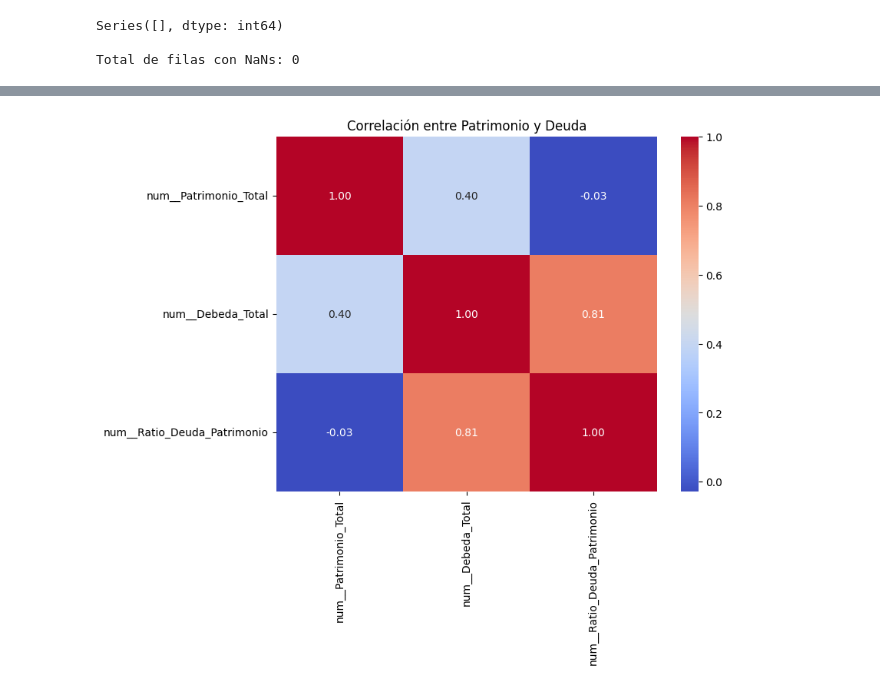
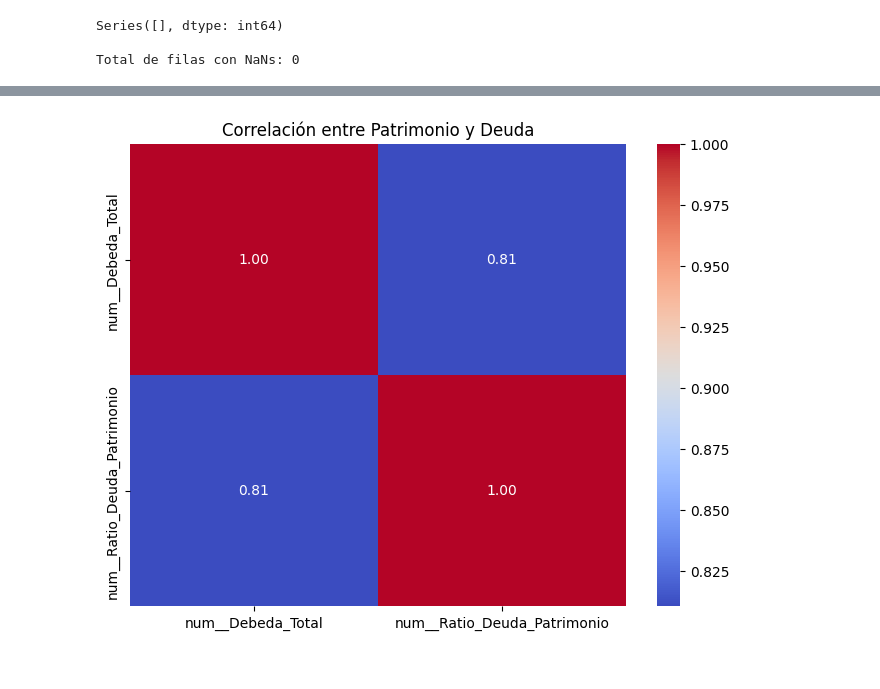
Before and after one commit to lupergo/AA, a Jupyter notebook: p04/script-modelos-1.ipynb, the cells around one changed output, grey strips where cells are left out. Cells and saved outputs as stored; diff of their text form; code cells hidden in the pictures.

```diff
--- a/p04/script-modelos-1.ipynb
+++ b/p04/script-modelos-1.ipynb
@@ -48,17 +57,24 @@ X_train_tree.head()
 # %%
-# Modelo 1: Random Forest
-def m1_bagging_RF(X_train, y_train, X_test):
-    modelo = RandomForestClassifier(
-        n_estimators=100,
-        max_depth=10,
-        random_state=42,
-        n_jobs=-1 # Para que use todos tus núcleos y sea más rápido
-    )
+# ── Random Forest ─────────────────────────────────────────────────────────────
+param_grid_rf = {
+    'n_estimators':      [100, 200, 300, 500],
+    'max_depth':         [6, 8, 10, 12, None],
+    'min_samples_split': [2, 5, 10],
+    'min_samples_leaf':  [1, 2, 4],
+    'max_features':      ['sqrt', 'log2', 0.5],
+    'class_weight':      ['balanced', None]  # importante si hay desbalanceo
+}
 
-    # Entrenamos con todo el conjunto de entrenamiento disponible
-    modelo.fit(X_train, y_train)
-
-    # Predecimos sobre el test de la competición
-    preds = modelo.predict(X_test)
-
-    return "random_forest", preds
+search_rf = RandomizedSearchCV(
+    RandomForestClassifier(random_state=42, n_jobs=-1),
+    param_distributions=param_grid_rf,
+    n_iter=20,           # prueba 20 combinaciones aleatorias
+    cv=cv,
+    scoring=scorer,
+    random_state=42,
+    n_jobs=-1,
+    verbose=1
+)
+search_rf.fit(X_train_tree, y_train_tree)
+print("Mejores params RF:", search_rf.best_params_)
+print("Mejor F1 RF:", search_rf.best_score_)
@@ -142,15 +260,15 @@ scores_kbest
 # %%
 import seaborn as sns
 import matplotlib.pyplot as plt
 
 # 1. Elegimos las variables sospechosas
-cols_interes = ['num__Patrimonio_Total', 'num__Debeda_Total', 'num__Ratio_Deuda_Patrimonio']
-matriz_corr = X_train_linear[cols_interes].corr()
+cols_interes = ['num__Debeda_Total', 'num__Ratio_Deuda_Patrimonio']
+matriz_corr = X_train_tree[cols_interes].corr()
 
 # 2. Dibujamos el Heatmap
 plt.figure(figsize=(8, 6))
 sns.heatmap(matriz_corr, annot=True, cmap='coolwarm', fmt=".2f")
 plt.title("Correlación entre Patrimonio y Deuda")
 plt.show()
 # %% [output]
-[figure, old version]
+[figure, new version]
```
Also changed, not shown: parts of 11 cells of this notebook, 3 other files.
